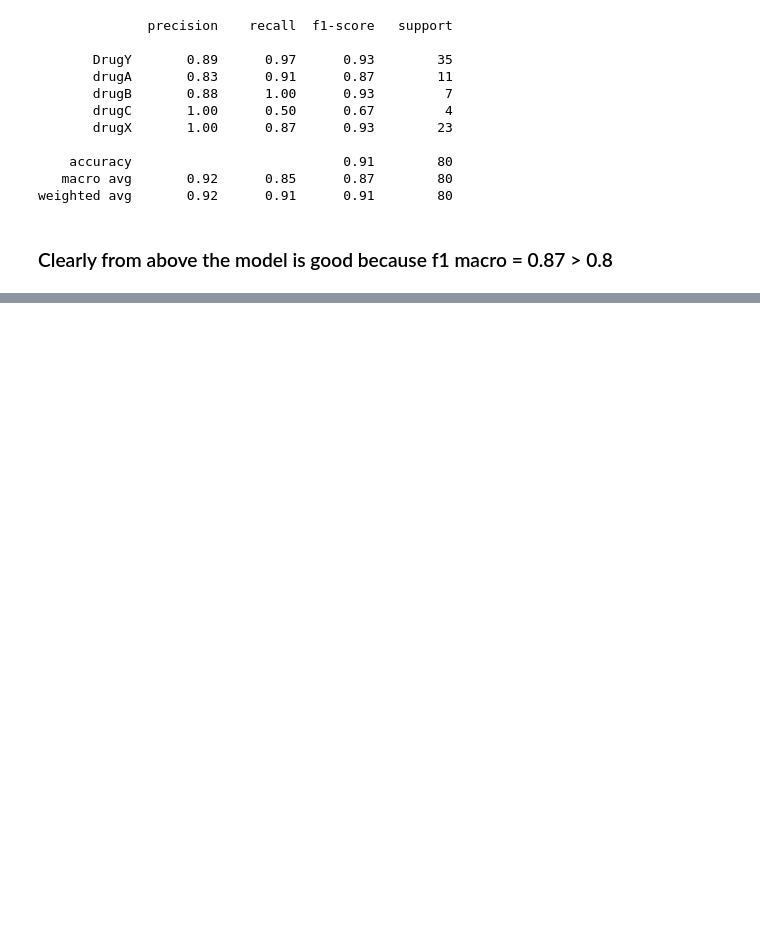
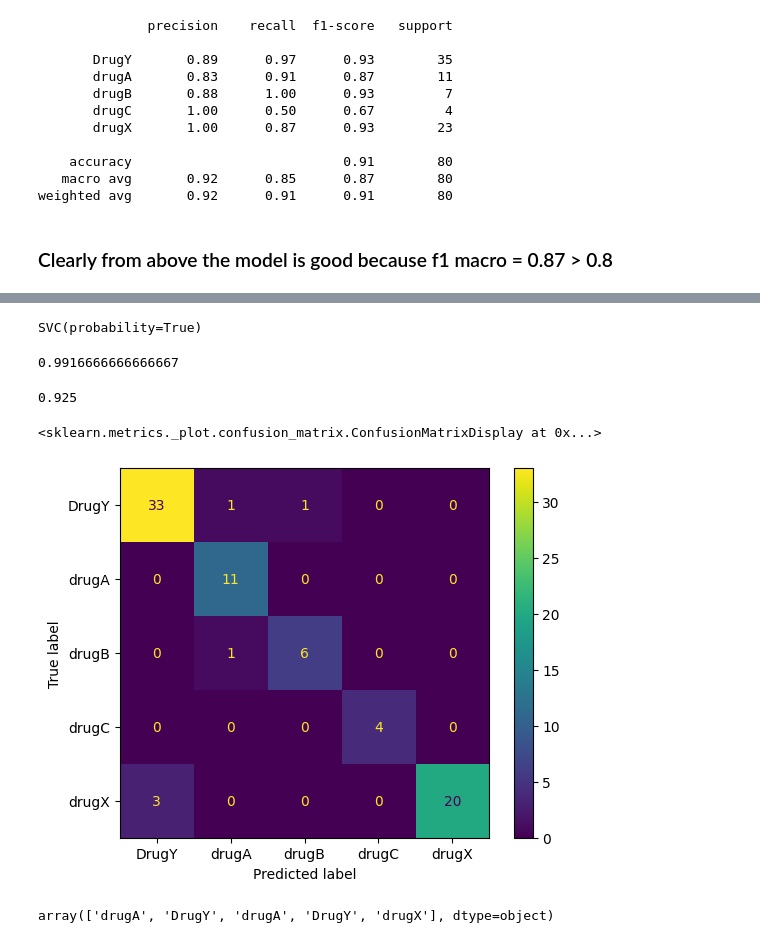
Before and after one commit to utkarshg1/Wakad-ML-Weekend-9-11-am, a Jupyter notebook: 12 KNN and SVM/KNN_SVM.ipynb, the cells around one changed output, grey strips where cells are left out. Saved outputs shown, nothing was run; the diff lists cells and outputs as text; code cells hidden in the pictures; blank space fills up the shorter version.

```diff
--- a/12 KNN and SVM/KNN_SVM.ipynb
+++ b/12 KNN and SVM/KNN_SVM.ipynb
@@ -290,0 +302,23 @@ weighted avg       0.92      0.91      0.91        80
+# %%
+model_svm = SVC(probability=True)
+model_svm.fit(xtrain, ytrain)
+# %% [output]
+SVC(probability=True)
+# %%
+model_svm.score(xtrain, ytrain)
+# %% [output]
+0.9916666666666667
+# %%
+model_svm.score(xtest, ytest)
+# %% [output]
+0.925
+# %%
+ConfusionMatrixDisplay.from_estimator(model_svm, xtest, ytest)
+# %% [output]
+<sklearn.metrics._plot.confusion_matrix.ConfusionMatrixDisplay at 0x...>
+[figure, added]
+# %%
+ypred_test2 = model_svm.predict(xtest)
+ypred_test2[0:5]
+# %% [output]
+array(['drugA', 'DrugY', 'drugA', 'DrugY', 'drugX'], dtype=object)
```
Also changed, not shown: parts of 29 cells of this notebook, 4 other files.
